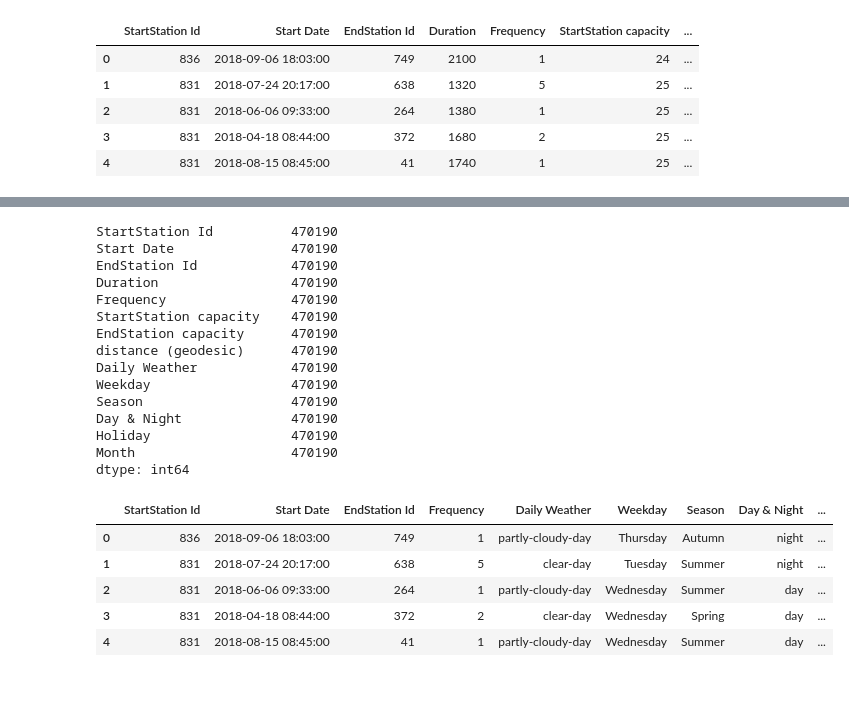
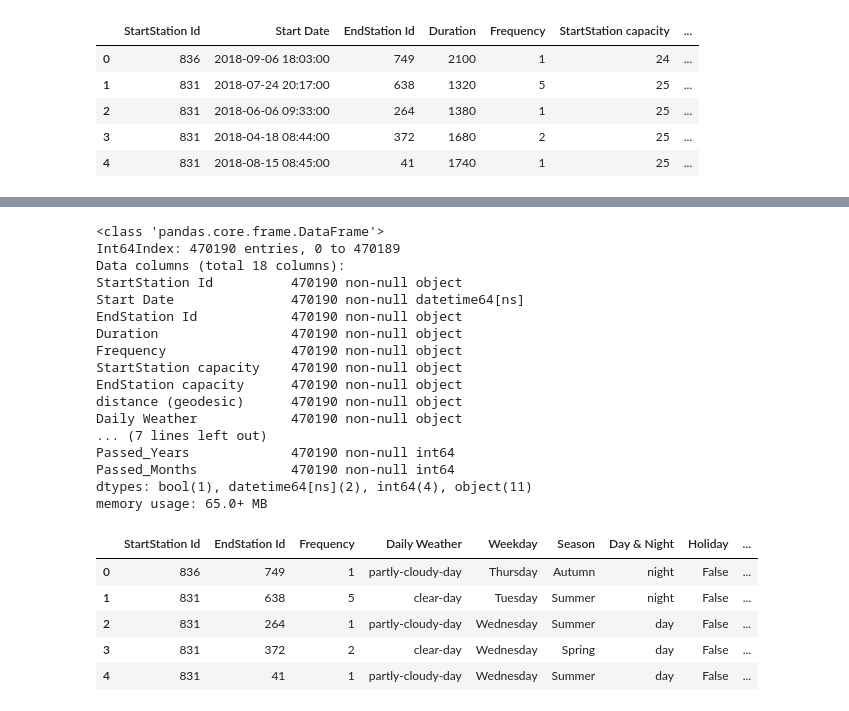
Before and after one commit to dataBikeHsUlm/MapReduce, a Jupyter notebook: Data_Munging/Feature Engineering.ipynb, the cells around one changed output, grey strips where cells are left out. Cells and saved outputs as stored; diff of their text form; code cells hidden in the pictures.

```diff
--- a/Data_Munging/Feature Engineering.ipynb
+++ b/Data_Munging/Feature Engineering.ipynb
@@ -236,6 +225,7 @@ cycle_usage.head()
 # %%
 # Months
 def months_names(p):
+    """Returns month name"""
     months = {
         1: "January",
         2: "February",
@@ -255,0 +249,13 @@ cycle_usage["Month"] = cycle_usage.apply(lambda row: months_names(row), axis=1)
+# %%
+#Extract only dd-mm-YYYY
+cycle_usage['Date'] = cycle_usage.apply(lambda row: str(row["Start Date"])[:10], axis=1)
+cycle_usage['Date'] = pd.to_datetime(cycle_usage.Date, format="%Y/%m/%d")
+#Extracting Year
+cycle_usage['Year'] = cycle_usage['Date'].dt.year
+#Extracting Month
+cycle_usage['Month'] = cycle_usage['Date'].dt.month
+#Extracting passed years since the date
+cycle_usage['Passed_Years'] = date.today().year - cycle_usage['Date'].dt.year
+#Extracting passed months since the date
+cycle_usage['Passed_Months'] = (date.today().year - cycle_usage['Date'].dt.year) * 12 + date.today().month - cycle_usage['Date'].dt.month
+cycle_usage.head()
@@ -256,55 +269,57 @@ cycle_usage["Month"] = cycle_usage.apply(lambda row: months_names(row), axis=1)
 # %%
-cycle_usage.count()
+cycle_usage.info()
 # %% [output]
-StartStation Id          470190
-Start Date               470190
-EndStation Id            470190
-Duration                 470190
-Frequency                470190
-StartStation capacity    470190
-EndStation capacity      470190
-distance (geodesic)      470190
-Daily Weather            470190
-Weekday                  470190
-Season                   470190
-Day & Night              470190
-Holiday                  470190
-Month                    470190
-dtype: int64
+<class 'pandas.core.frame.DataFrame'>
+Int64Index: 470190 entries, 0 to 470189
+Data columns (total 18 columns):
+StartStation Id          470190 non-null object
+Start Date               470190 non-null datetime64[ns]
+EndStation Id            470190 non-null object
+Duration                 470190 non-null object
+Frequency                470190 non-null object
+StartStation capacity    470190 non-null object
+EndStation capacity      470190 non-null object
+distance (geodesic)      470190 non-null object
+Daily Weather            470190 non-null object
+... (7 lines left out)
+Passed_Years             470190 non-null int64
+Passed_Months            470190 non-null int64
+dtypes: bool(1), datetime64[ns](2), int64(4), object(11)
+memory usage: 65.0+ MB
 # %%
 rm_columns = {
     #"StartStation Id",
-    #"Start Date",
+    "Start Date",
     "StartStation Address",
     "StartStation capacity",
     #"EndStation Id",
     "End Date",
     "EndStation Address",
     "EndStation capacity",
     "Duration",
    # "Frequency",
     "Humidity",
     "Windspeed",
     "Apparent Temperature (Avg)",
     "StartStation Id Used",
     "EndStation Id Used",
     "StartStation latitude",
     "StartStation longitude",
     "EndStation latitude",
     "EndStation longitude",
     "Hourly Weather",
     "distance (geodesic)"
    # "Daily Weather"
 }
 
 cycle_usage.drop(columns=rm_columns, inplace=True, errors="ignore")
 cycle_usage.head()
 # %% [output]
-|  | StartStation Id | Start Date | EndStation Id | Frequency | Daily Weather | Weekday | Season | Day & Night | ... |
-| 0 | 836 | 2018-09-06 18:03:00 | 749 | 1 | partly-cloudy-day | Thursday | Autumn | night | ... |
-| 1 | 831 | 2018-07-24 20:17:00 | 638 | 5 | clear-day | Tuesday | Summer | night | ... |
-| 2 | 831 | 2018-06-06 09:33:00 | 264 | 1 | partly-cloudy-day | Wednesday | Summer | day | ... |
-| 3 | 831 | 2018-04-18 08:44:00 | 372 | 2 | clear-day | Wednesday | Spring | day | ... |
-| 4 | 831 | 2018-08-15 08:45:00 | 41 | 1 | partly-cloudy-day | Wednesday | Summer | day | ... |
+|  | StartStation Id | EndStation Id | Frequency | Daily Weather | Weekday | Season | Day & Night | Holiday | ... |
+| 0 | 836 | 749 | 1 | partly-cloudy-day | Thursday | Autumn | night | False | ... |
+| 1 | 831 | 638 | 5 | clear-day | Tuesday | Summer | night | False | ... |
+| 2 | 831 | 264 | 1 | partly-cloudy-day | Wednesday | Summer | day | False | ... |
+| 3 | 831 | 372 | 2 | clear-day | Wednesday | Spring | day | False | ... |
+| 4 | 831 | 41 | 1 | partly-cloudy-day | Wednesday | Summer | day | False | ... |
 # %%
 cycle_usage.to_csv("features.csv", header=True, index=None)
```
Also changed, not shown: parts of 4 cells of this notebook, 1 other file.
